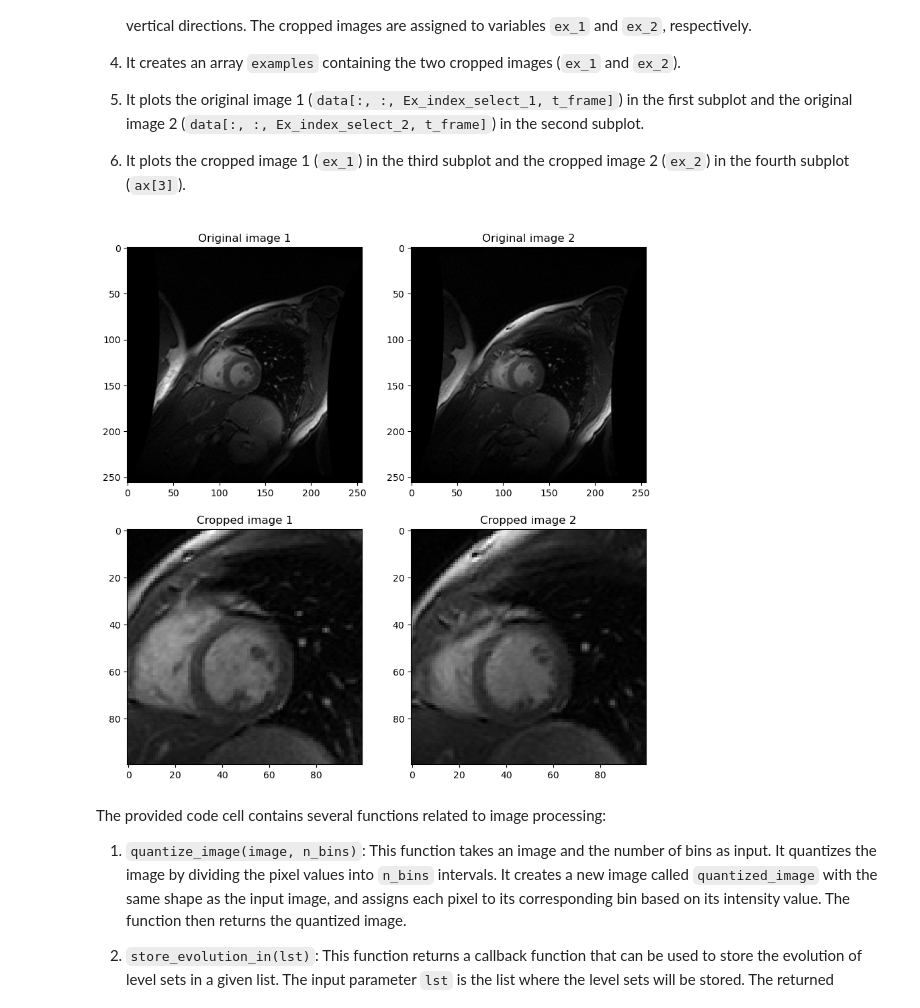
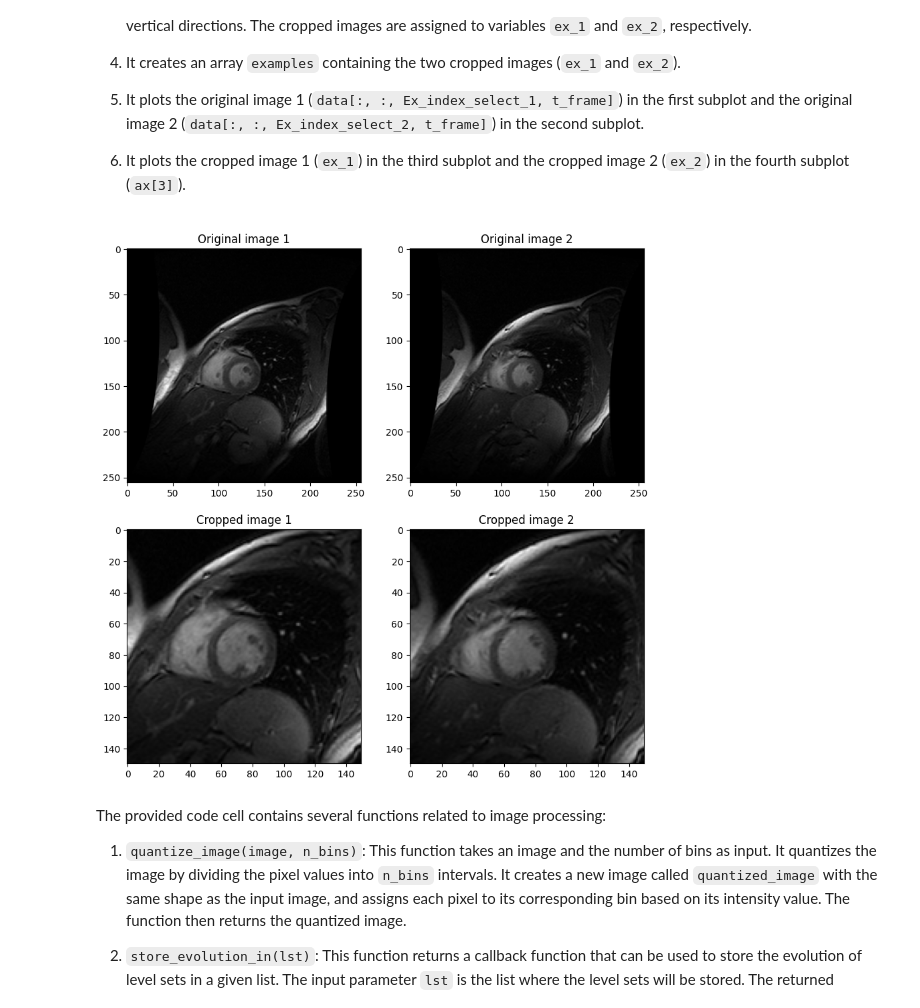
Before and after one commit to dftorresro/IMA204---TP3-Medical-Segmentation, a Jupyter notebook: TP_seg_MEDIMA_204_STUDENTS.ipynb, the cells around one changed output. Saved outputs shown, nothing was run; the diff lists cells and outputs as text; code cells hidden in the pictures.

```diff
--- a/TP_seg_MEDIMA_204_STUDENTS.ipynb
+++ b/TP_seg_MEDIMA_204_STUDENTS.ipynb
@@ -647,29 +647,31 @@ The code cell is performing the following tasks:
 4. It plots the cropped image 1 (`ex_1`) in the third subplot and the cropped image 2 (`ex_2`) in the fourth subplot (`ax[3]`).
 # %%
 # Cropping the images to remove the black borders
-crop_size = 100
-center = 256 /2
+crop_size = 150
+center_x = 256 /2 + 7
+center_y = 256 /2
 
-ex_1 = Img_cardiac_ex1[int(center - crop_size/2) : int(center + crop_size/2), int(center - crop_size/2) : int(center + crop_size/2)]
-ex_2 = Img_cardiac_ex2[int(center - crop_size/2) : int(center + crop_size/2), int(center - crop_size/2) : int(center + crop_size/2)]
+ex_1 = Img_cardiac_ex1[int(center_x - crop_size/2) : int(center_x + crop_size/2), int(center_y - crop_size/2) : int(center_y + crop_size/2)]
+ex_2 = Img_cardiac_ex2[int(center_x - crop_size/2) : int(center_x + crop_size/2), int(center_y - crop_size/2) : int(center_y + crop_size/2)]
 
 # Array of the two examples
 examples = np.array([ex_1, ex_2])
 
 # Vizualizing the two original images (examples) and the cropped images in a 2x2 grid
 fig, axes = plt.subplots(2, 2, figsize=(10, 10))
 ax = axes.ravel()
 ax[0].imshow(data[:, :,Ex_index_select_1, t_frame], cmap='gray')
 ax[0].set_title('Original image 1')
 ax[1].imshow(data[:, :,Ex_index_select_2, t_frame], cmap='gray')
 ax[1].set_title('Original image 2')
+
 ax[2].imshow(ex_1, cmap='gray')
 ax[2].set_title('Cropped image 1')
 ax[3].imshow(ex_2, cmap='gray')
 ax[3].set_title('Cropped image 2')
 plt.show()
 # %% [output]
-[figure, old version]
+[figure, new version]
 # %% [markdown]
 The provided code cell contains several functions related to image processing:
 
```
Also changed, not shown: parts of 27 cells of this notebook.
